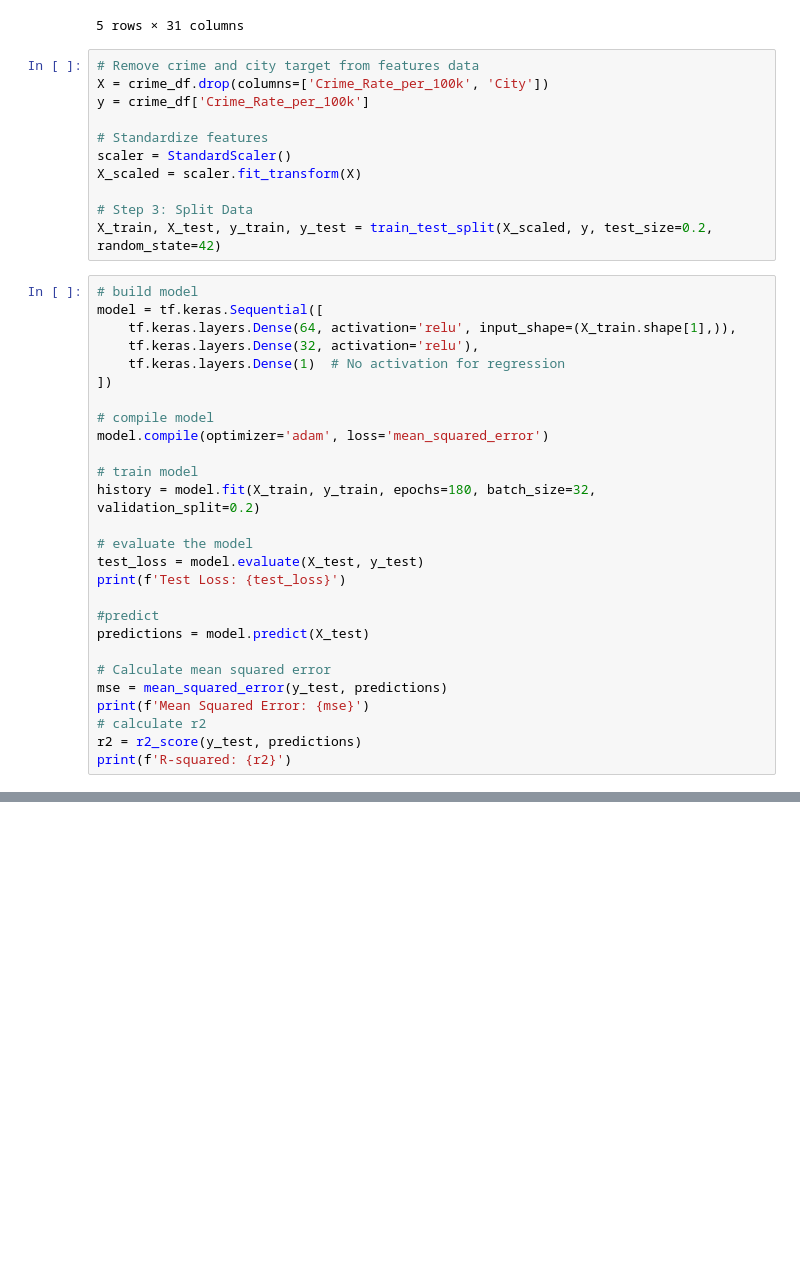
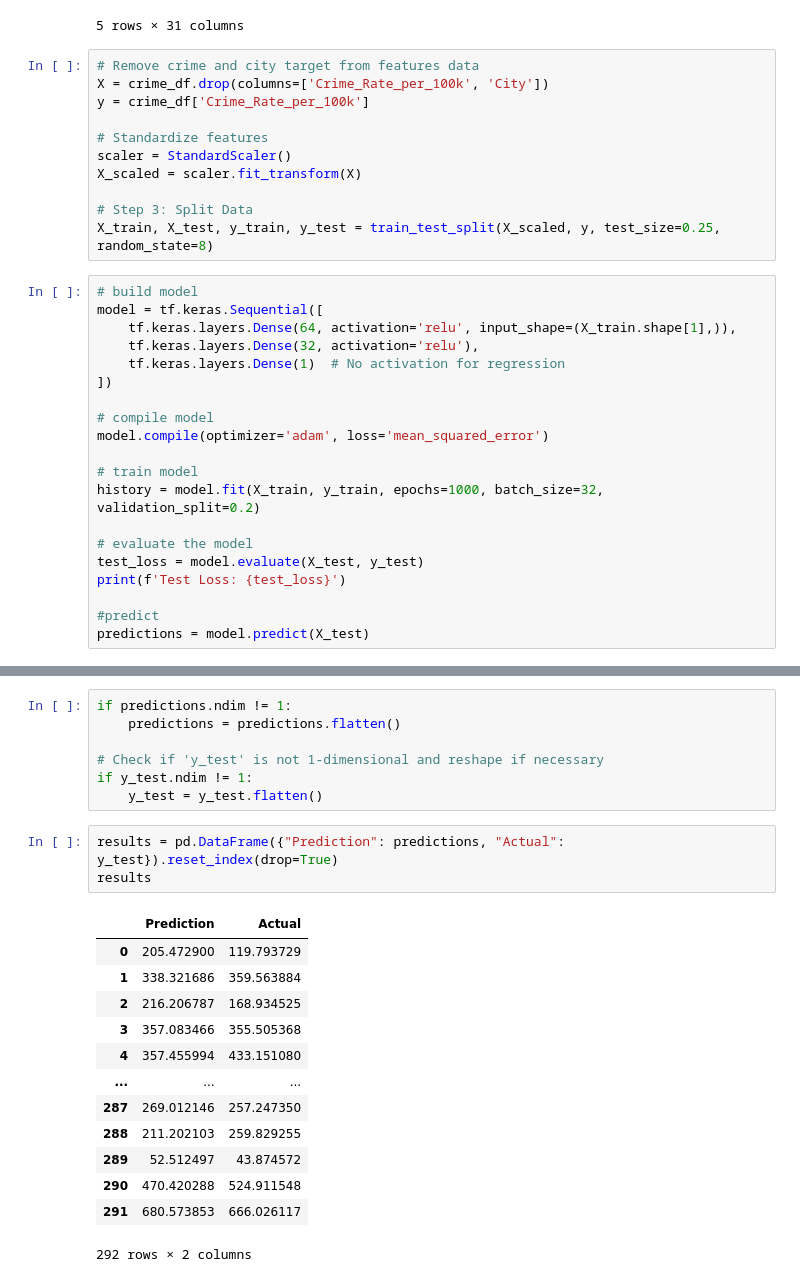
Before and after one commit to eshih22/crime_rate_prediction, a Jupyter notebook: Neural Network.ipynb, the cells around one changed output, grey strips where cells are left out. Cells and saved outputs as stored; diff of their text form; blank space fills up the shorter version.

```diff
--- a/Neural Network.ipynb
+++ b/Neural Network.ipynb
@@ -29,7 +30,7 @@ scaler = StandardScaler()
 X_scaled = scaler.fit_transform(X)
 
 # Step 3: Split Data
-X_train, X_test, y_train, y_test = train_test_split(X_scaled, y, test_size=0.2, random_state=42)
+X_train, X_test, y_train, y_test = train_test_split(X_scaled, y, test_size=0.25, random_state=8)
 # %%
 # build model
 model = tf.keras.Sequential([
@@ -42,7 +43,7 @@ model = tf.keras.Sequential([
 model.compile(optimizer='adam', loss='mean_squared_error')
 
 # train model
-history = model.fit(X_train, y_train, epochs=180, batch_size=32, validation_split=0.2)
+history = model.fit(X_train, y_train, epochs=1000, batch_size=32, validation_split=0.2)
 
 # evaluate the model
 test_loss = model.evaluate(X_test, y_test)
@@ -50,11 +51,4 @@ print(f'Test Loss: {test_loss}')
 
 #predict
 predictions = model.predict(X_test)
-
-# Calculate mean squared error
-mse = mean_squared_error(y_test, predictions)
-print(f'Mean Squared Error: {mse}')
-# calculate r2
-r2 = r2_score(y_test, predictions)
-print(f'R-squared: {r2}')
 # %% [output]
@@ -78,0 +73,24 @@ R-squared: 0.814841794707898
+# %%
+if predictions.ndim != 1:
+    predictions = predictions.flatten()
+
+# Check if 'y_test' is not 1-dimensional and reshape if necessary
+if y_test.ndim != 1:
+    y_test = y_test.flatten()
+# %%
+results = pd.DataFrame({"Prediction": predictions, "Actual": y_test}).reset_index(drop=True)
+results
+# %% [output]
+|  | Prediction | Actual |
+| 0 | 205.472900 | 119.793729 |
+| 1 | 338.321686 | 359.563884 |
+| 2 | 216.206787 | 168.934525 |
+| 3 | 357.083466 | 355.505368 |
+| 4 | 357.455994 | 433.151080 |
+| ... | ... | ... |
+| 287 | 269.012146 | 257.247350 |
+| 288 | 211.202103 | 259.829255 |
+| 289 | 52.512497 | 43.874572 |
+| 290 | 470.420288 | 524.911548 |
+| 291 | 680.573853 | 666.026117 |
+292 rows × 2 columns
```
Also changed, not shown: parts of 4 cells of this notebook, 2 other files.
